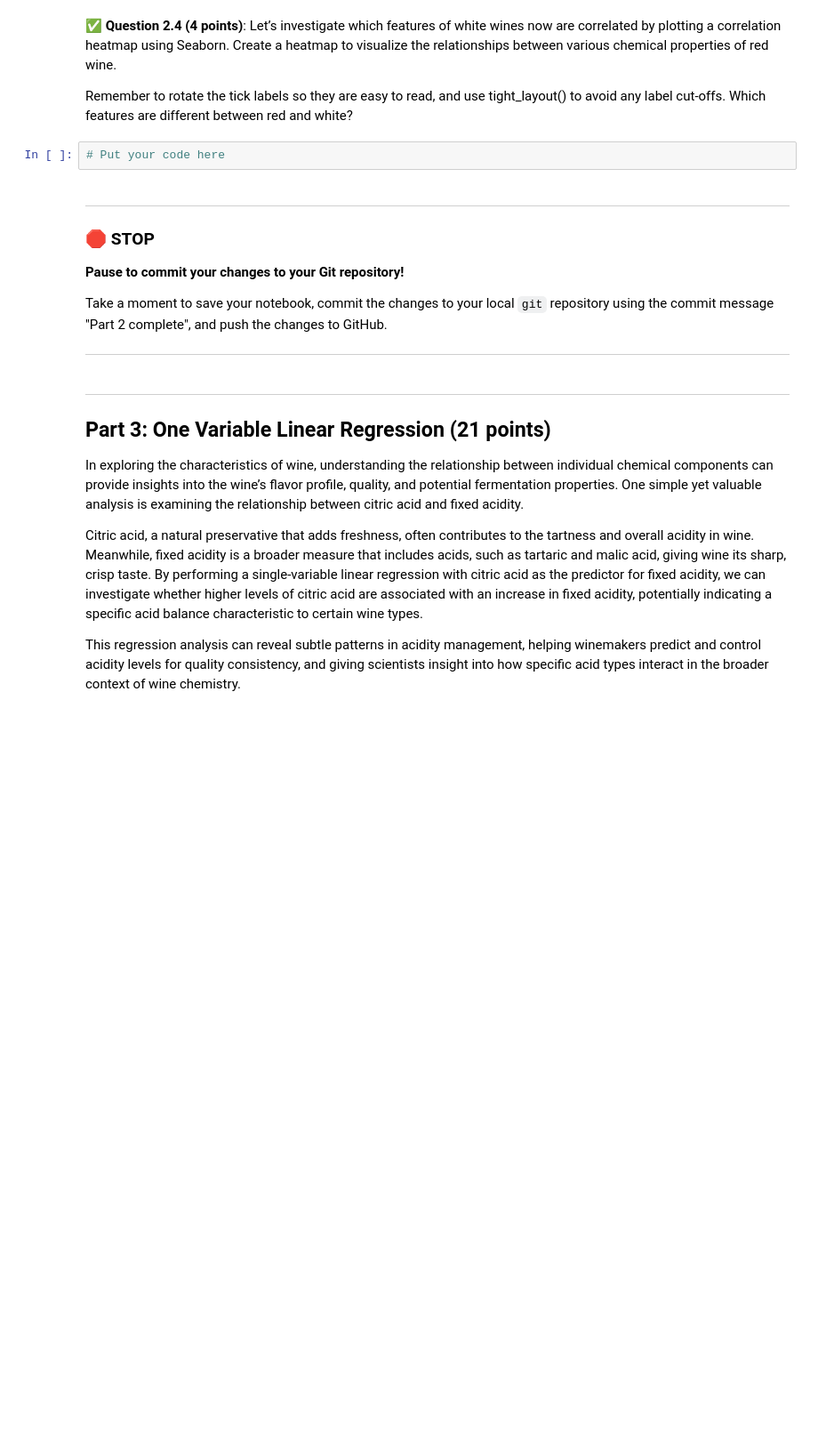
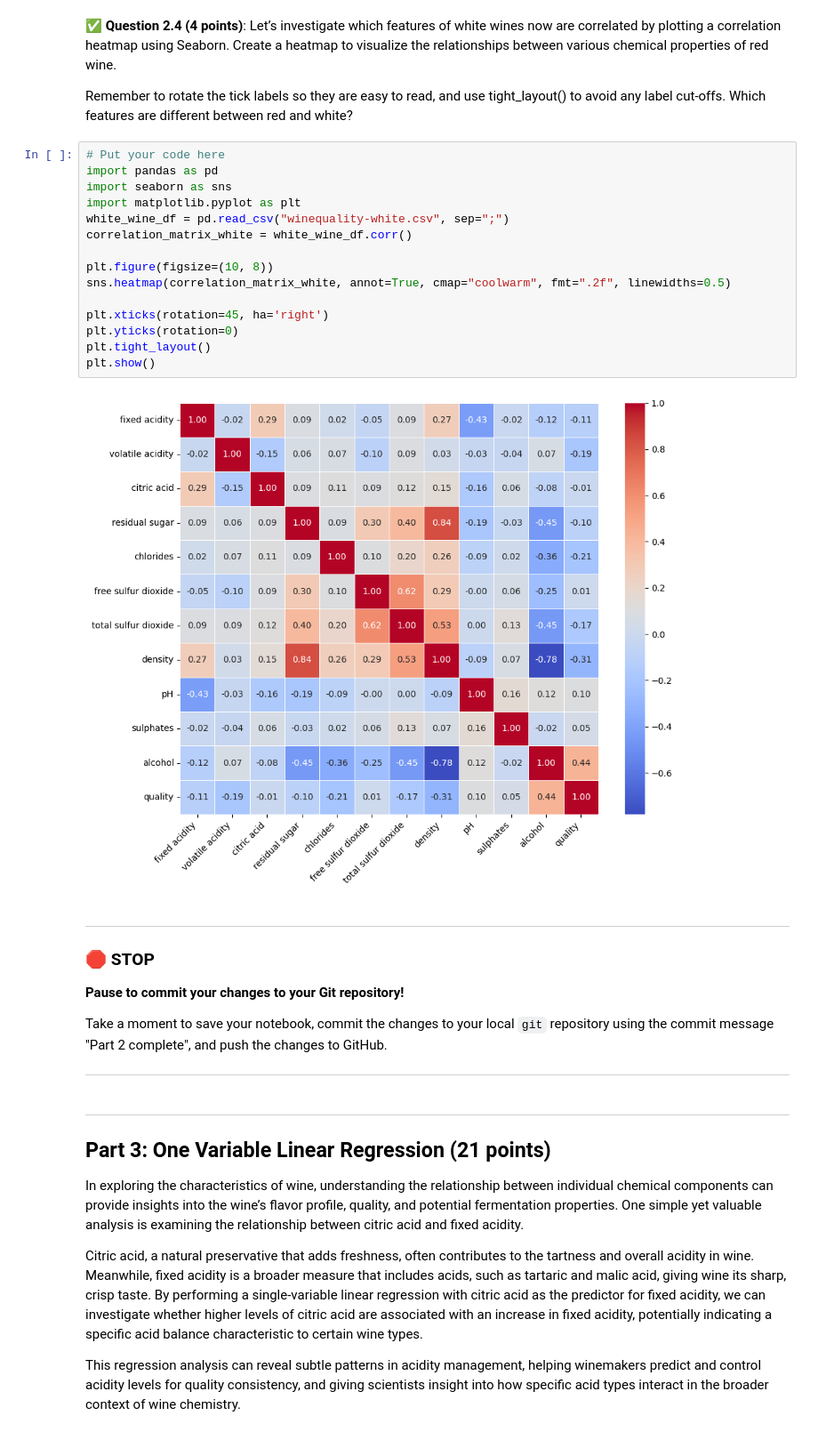
Before and after one commit to vedachan/CMSE202-f24-turnin, a Jupyter notebook: hw-03/HW-03_Regression-STUDENT.ipynb, the cells around one changed output. Shown: that part at 89% size. Drawn from its saved outputs; the diff is of its cells as text; blank space fills up the shorter version.

```diff
--- a/hw-03/HW-03_Regression-STUDENT.ipynb
+++ b/hw-03/HW-03_Regression-STUDENT.ipynb
@@ -103,8 +131,23 @@ Remember to rotate the tick labels so they are easy to read, and use tight_layou
 
 Remember to rotate the tick labels so they are easy to read, and use tight_layout() to avoid any label cut-offs.
 Which features are different between red and white?
-# %%
-# Put your code here
+# %%
+# Put your code here
+import pandas as pd
+import seaborn as sns
+import matplotlib.pyplot as plt
+white_wine_df = pd.read_csv("winequality-white.csv", sep=";")
+correlation_matrix_white = white_wine_df.corr()
+
+plt.figure(figsize=(10, 8))
+sns.heatmap(correlation_matrix_white, annot=True, cmap="coolwarm", fmt=".2f", linewidths=0.5)
+
+plt.xticks(rotation=45, ha='right')
+plt.yticks(rotation=0)
+plt.tight_layout()
+plt.show()
+# %% [output]
+[figure, added]
 # %% [markdown]
 ---
 ### &#128721; STOP
```
Also changed, not shown: parts of 12 cells of this notebook.
